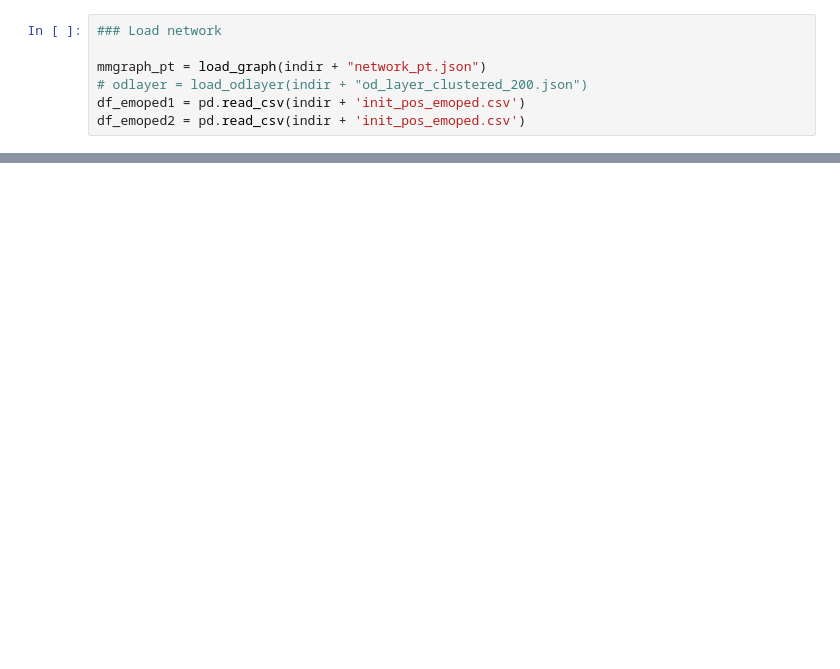
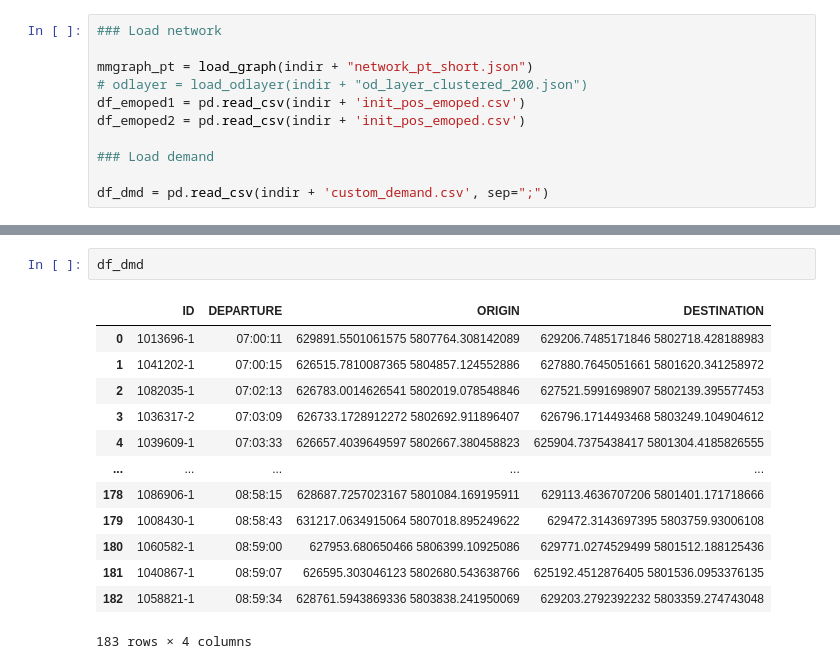
Before and after one commit to loubal/MnMS_loubal, a Jupyter notebook: examples/amsterdam/Amsterdam_study_case_results.ipynb, the cells around one changed output, grey strips where cells are left out. Cells and saved outputs as stored; diff of their text form; blank space fills up the shorter version.

```diff
--- a/examples/amsterdam/Amsterdam_study_case_results.ipynb
+++ b/examples/amsterdam/Amsterdam_study_case_results.ipynb
@@ -49,9 +48,13 @@ DIST_CONNECTION_MIX = 100
 # %%
 ### Load network
 
-mmgraph_pt = load_graph(indir + "network_pt.json")
+mmgraph_pt = load_graph(indir + "network_pt_short.json")
 # odlayer = load_odlayer(indir + "od_layer_clustered_200.json")
 df_emoped1 = pd.read_csv(indir + 'init_pos_emoped.csv')
 df_emoped2 = pd.read_csv(indir + 'init_pos_emoped.csv')
+
+### Load demand
+
+df_dmd = pd.read_csv(indir + 'custom_demand.csv', sep=";")
 # %%
 ## Load results
@@ -63,0 +79,16 @@ df
+# %%
+df_dmd
+# %% [output]
+|  | ID | DEPARTURE | ORIGIN | DESTINATION |
+| 0 | 1013696-1 | 07:00:11 | 629891.5501061575 5807764.308142089 | 629206.7485171846 5802718.428188983 |
+| 1 | 1041202-1 | 07:00:15 | 626515.7810087365 5804857.124552886 | 627880.7645051661 5801620.341258972 |
+| 2 | 1082035-1 | 07:02:13 | 626783.0014626541 5802019.078548846 | 627521.5991698907 5802139.395577453 |
+| 3 | 1036317-2 | 07:03:09 | 626733.1728912272 5802692.911896407 | 626796.1714493468 5803249.104904612 |
+| 4 | 1039609-1 | 07:03:33 | 626657.4039649597 5802667.380458823 | 625904.7375438417 5801304.4185826555 |
+| ... | ... | ... | ... | ... |
+| 178 | 1086906-1 | 08:58:15 | 628687.7257023167 5801084.169195911 | 629113.4636707206 5801401.171718666 |
+| 179 | 1008430-1 | 08:58:43 | 631217.0634915064 5807018.895249622 | 629472.3143697395 5803759.93006108 |
+| 180 | 1060582-1 | 08:59:00 | 627953.680650466 5806399.10925086 | 629771.0274529499 5801512.188125436 |
+| 181 | 1040867-1 | 08:59:07 | 626595.303046123 5802680.543638766 | 625192.4512876405 5801536.0953376135 |
+| 182 | 1058821-1 | 08:59:34 | 628761.5943869336 5803838.241950069 | 629203.2792392232 5803359.274743048 |
+183 rows × 4 columns
```
Also changed, not shown: parts of 9 cells of this notebook, 6 other files.
